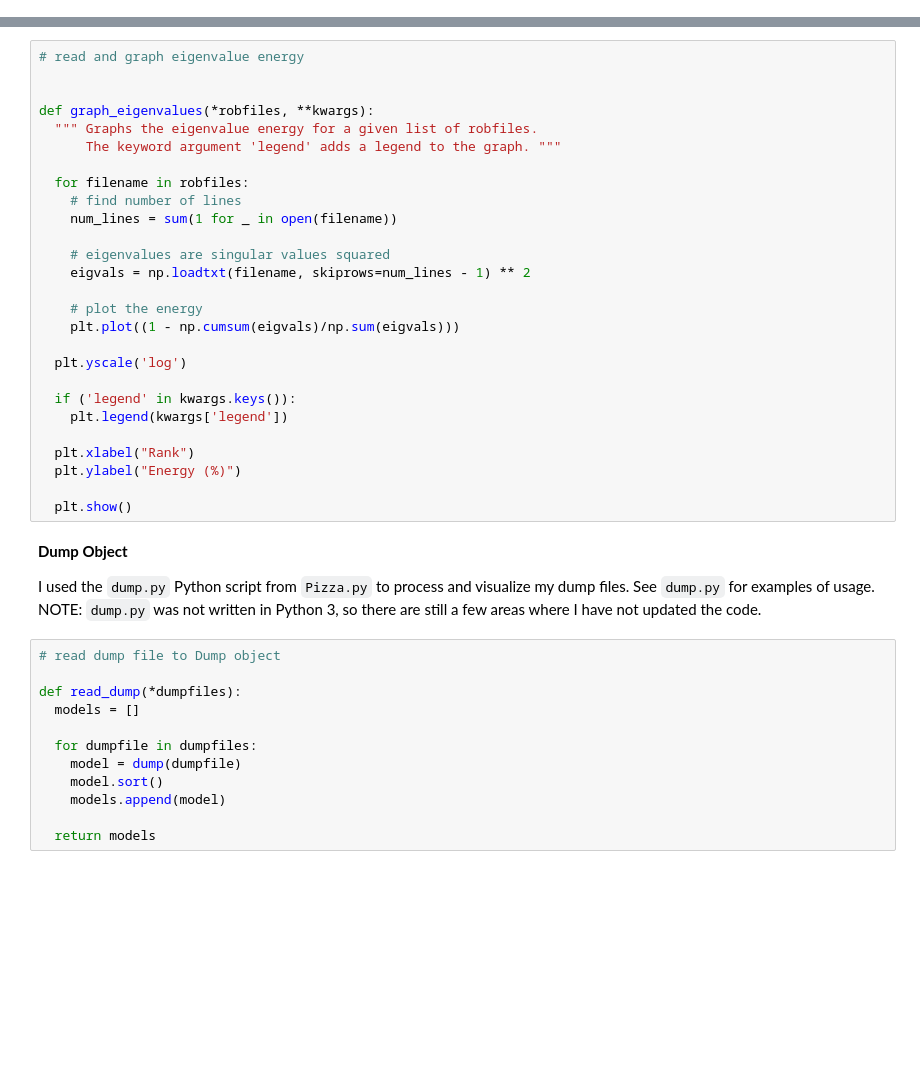
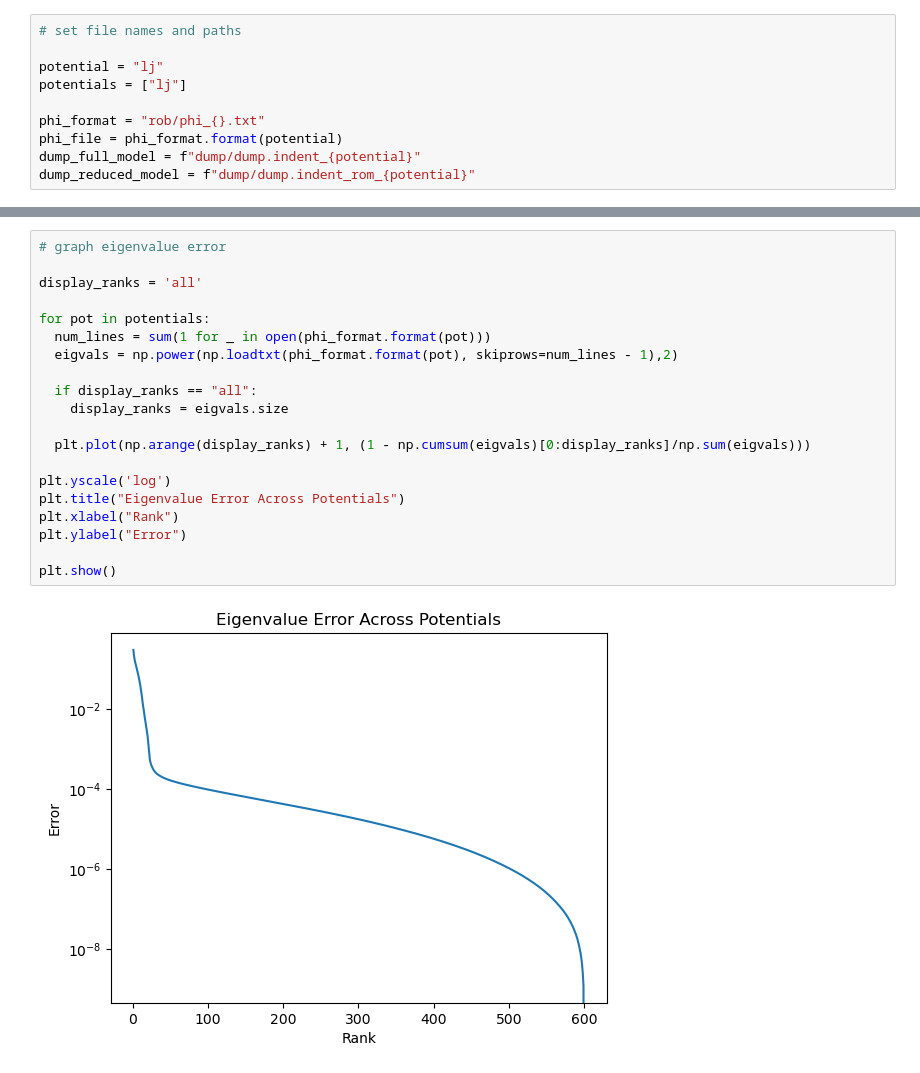
Before and after one commit to skounouho/UQ-ROM, a Jupyter notebook: tools/analysis.ipynb, the cells around one changed output, grey strips where cells are left out. Saved outputs shown, nothing was run; the diff lists cells and outputs as text; blank space fills up the shorter version.

```diff
--- a/tools/analysis.ipynb
+++ b/tools/analysis.ipynb
@@ -16,0 +25,10 @@ where $l$ is the rank, and $L$ is the total rank.
+# %%
+# set file names and paths
+
+potential = "lj"
+potentials = ["lj"]
+
+phi_format = "rob/phi_{}.txt"
+phi_file = phi_format.format(potential)
+dump_full_model = f"dump/dump.indent_{potential}"
+dump_reduced_model = f"dump/dump.indent_rom_{potential}"
@@ -17,43 +209,22 @@ where $l$ is the rank, and $L$ is the total rank.
 # %%
-# read and graph eigenvalue energy
+# graph eigenvalue error
 
+display_ranks = 'all'
 
-def graph_eigenvalues(*robfiles, **kwargs):
-  """ Graphs the eigenvalue energy for a given list of robfiles.
-      The keyword argument 'legend' adds a legend to the graph. """
+for pot in potentials:
+  num_lines = sum(1 for _ in open(phi_format.format(pot)))
+  eigvals = np.power(np.loadtxt(phi_format.format(pot), skiprows=num_lines - 1),2)
 
-  for filename in robfiles:
-    # find number of lines
-    num_lines = sum(1 for _ in open(filename))
+  if display_ranks == "all":
+    display_ranks = eigvals.size
 
-    # eigenvalues are singular values squared
-    eigvals = np.loadtxt(filename, skiprows=num_lines - 1) ** 2
+  plt.plot(np.arange(display_ranks) + 1, (1 - np.cumsum(eigvals)[0:display_ranks]/np.sum(eigvals)))
 
-    # plot the energy
-    plt.plot((1 - np.cumsum(eigvals)/np.sum(eigvals)))
+plt.yscale('log')
+plt.title("Eigenvalue Error Across Potentials")
+plt.xlabel("Rank")
+plt.ylabel("Error")
 
-  plt.yscale('log')
-
-  if ('legend' in kwargs.keys()):
-    plt.legend(kwargs['legend'])
-
-  plt.xlabel("Rank")
-  plt.ylabel("Energy (%)")
-
-  plt.show()
+plt.show()
+# %% [output]
+[figure, added]
-# %% [markdown]
-**Dump Object**
-
-I used the `dump.py` Python script from `Pizza.py` to process and visualize my dump files. See `dump.py` for examples of usage. NOTE: `dump.py` was not written in Python 3, so there are still a few areas where I have not updated the code.
-# %%
-# read dump file to Dump object
-
-def read_dump(*dumpfiles):
-  models = []
-
-  for dumpfile in dumpfiles:
-    model = dump(dumpfile)
-    model.sort()
-    models.append(model)
-
-  return models
```
Also changed, not shown: parts of 19 cells of this notebook.
